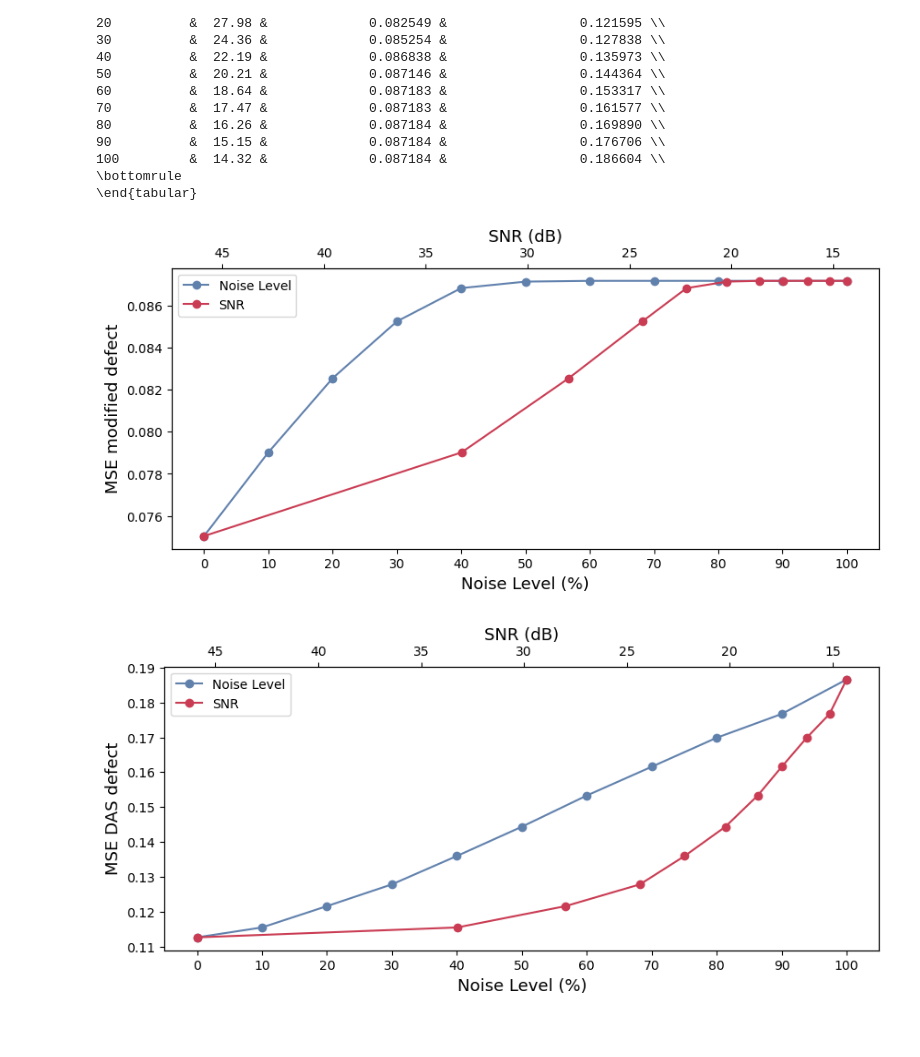
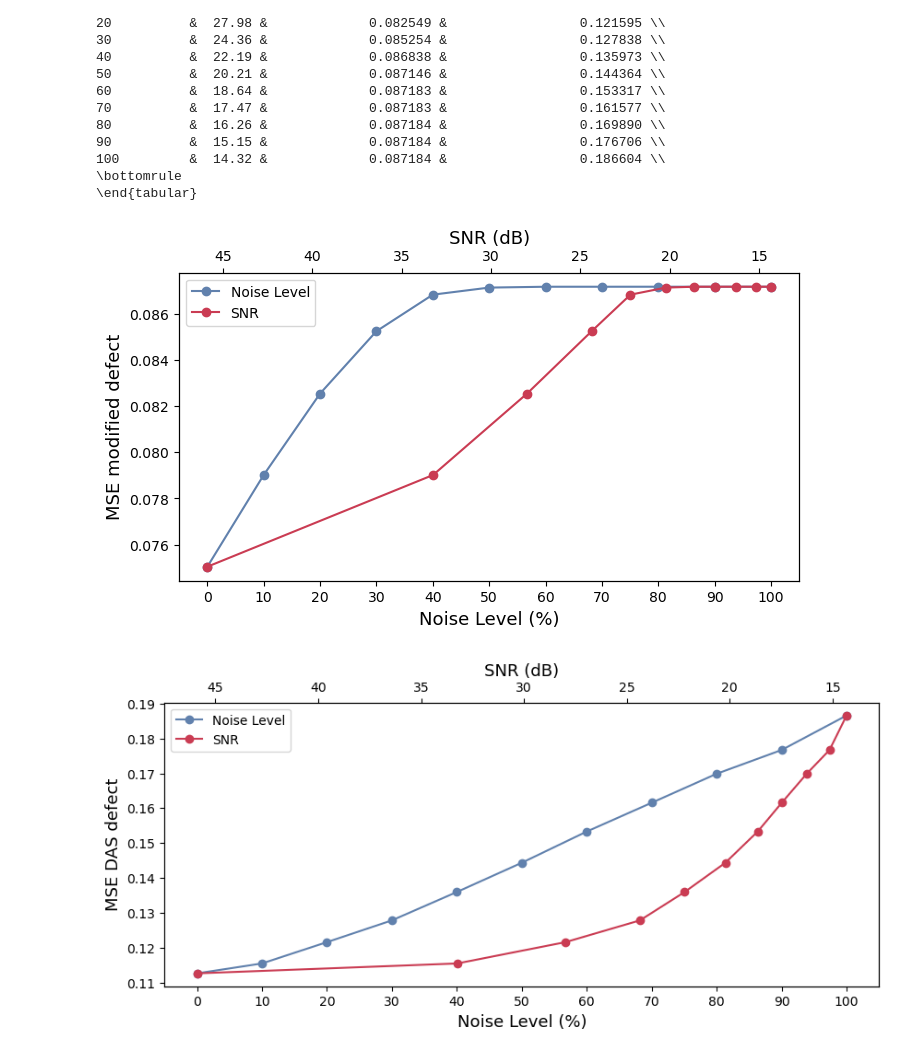
Before and after one commit to MC-Kangan/FYP_Ultrasound_Imaging_ML, a Jupyter notebook: Prediction_results_analysis.ipynb, the cells around one changed output. Cells and saved outputs as stored; diff of their text form; code cells hidden in the pictures.

```diff
--- a/Prediction_results_analysis.ipynb
+++ b/Prediction_results_analysis.ipynb
@@ -260,6 +264,8 @@ df_snr = pd.read_csv('SNR_ratio_summary.csv').drop(columns = ['Unnamed: 0'])
 snr = df_snr.mean().to_numpy()
 # %%
 mse_mod_lst, mse_mod_das_lst, mse_mod_defect_lst, mse_mod_defect_das_lst = [], [], [], []
+
+mse_mod_defect_std_lst, mse_mod_defect_das_std_lst = [], []
 
 for noise_level in range(0, 110, 10):
     df = pd.read_csv(f'Model_prediction_evaluation_with_noise/noise_level_{noise_level}.csv')
@@ -268,10 +274,15 @@ for noise_level in range(0, 110, 10):
     mse_mod_defect_avg = df.describe().loc['mean'].MSE_modified_defect
     mse_mod_defect_das_avg = df.describe().loc['mean'].MSE_modified_defect_DAS
 
+    mse_mod_defect_std = df.describe().loc['std'].MSE_modified_defect
+    mse_mod_defect_das_std = df.describe().loc['std'].MSE_modified_defect_DAS
+
     mse_mod_lst.append(mse_mod_avg)
     mse_mod_das_lst.append(mse_mod_das_avg)
     mse_mod_defect_lst.append(mse_mod_defect_avg)
     mse_mod_defect_das_lst.append(mse_mod_defect_das_avg)
+    mse_mod_defect_std_lst.append(mse_mod_defect_std)
+    mse_mod_defect_das_std_lst.append(mse_mod_defect_das_std)
 
 noise_lst = np.arange(0, 110, 10)
 
@@ -338,30 +349,33 @@ noise\_level &        &                      &                          \\
 \bottomrule
 \end{tabular}
 # %%
-fig = plt.figure(figsize = (10, 4))
+fig = plt.figure(figsize = (8, 4))
 ax1 = fig.add_subplot(111)
 
+error = np.array(mse_mod_defect_std_lst) * 1.96 / np.sqrt(100)
 lns1 = ax1.plot(noise_lst, mse_mod_defect_lst, 'o-', c = "#6181ad", label = 'Noise Level')
+# ax1.errorbar(x = noise_lst, y = mse_mod_defect_lst, yerr=error, xerr=None)
 
 ax1.set_xlim(-5, 105)
 ax1.set_xlabel("Noise Level (%)", fontsize = 13)
 ax1.set_xticks([0, 10, 20, 30, 40, 50, 60, 70, 80, 90, 100])
 ax1.set_ylabel("MSE modified defect", fontsize = 13)
 
 
 ax2 = ax1.twiny()
 lns2 = ax2.plot(snr, mse_mod_defect_lst, 'o-', c = '#CA3C53', label = 'SNR')
+# ax2.errorbar(x = snr, y = mse_mod_defect_lst, yerr=error, xerr=None)
 ax2.set_xlabel("SNR (dB)", fontsize = 13)
 ax2.invert_xaxis()
 
 # added these two lines to plot legend
 lns = lns1+lns2
 labs = [l.get_label() for l in lns]
 ax1.legend(lns, labs, loc=0)
 
 plt.show()
 # %% [output]
-[figure, old version]
+[figure, new version]
 # %%
 fig = plt.figure(figsize = (10, 4))
 ax1 = fig.add_subplot(111)
```
Also changed, not shown: parts of 10 cells of this notebook, 5 other files.
